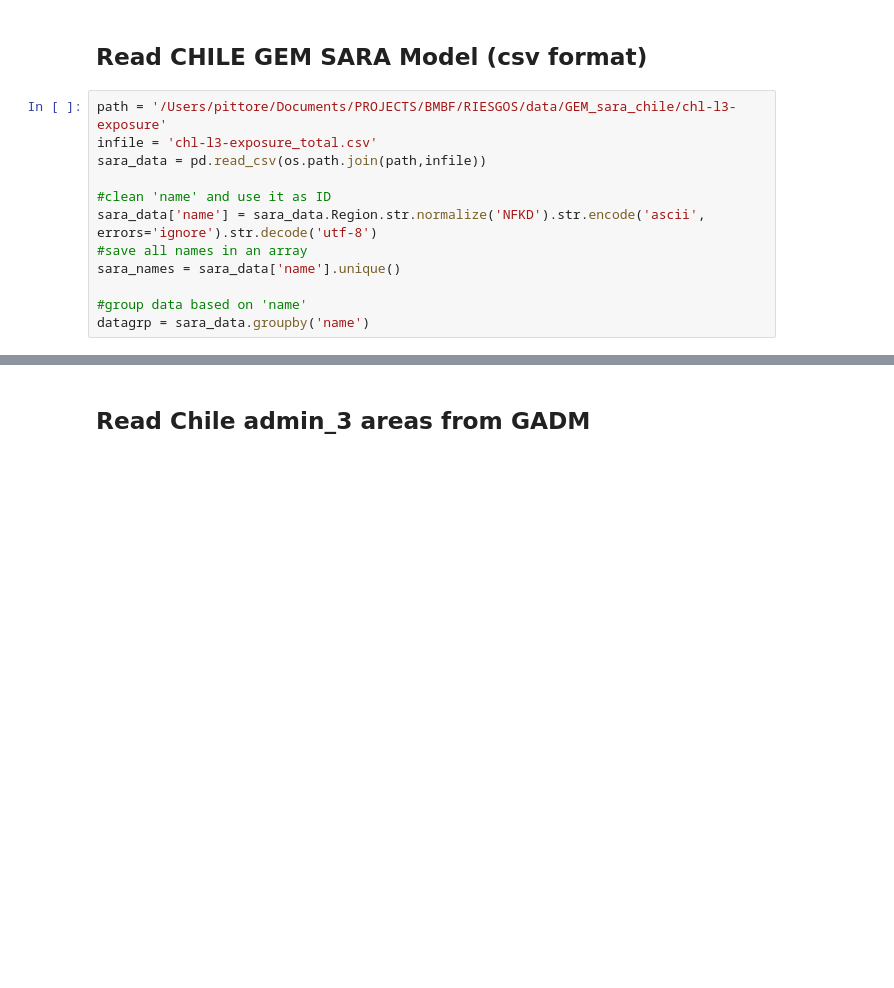
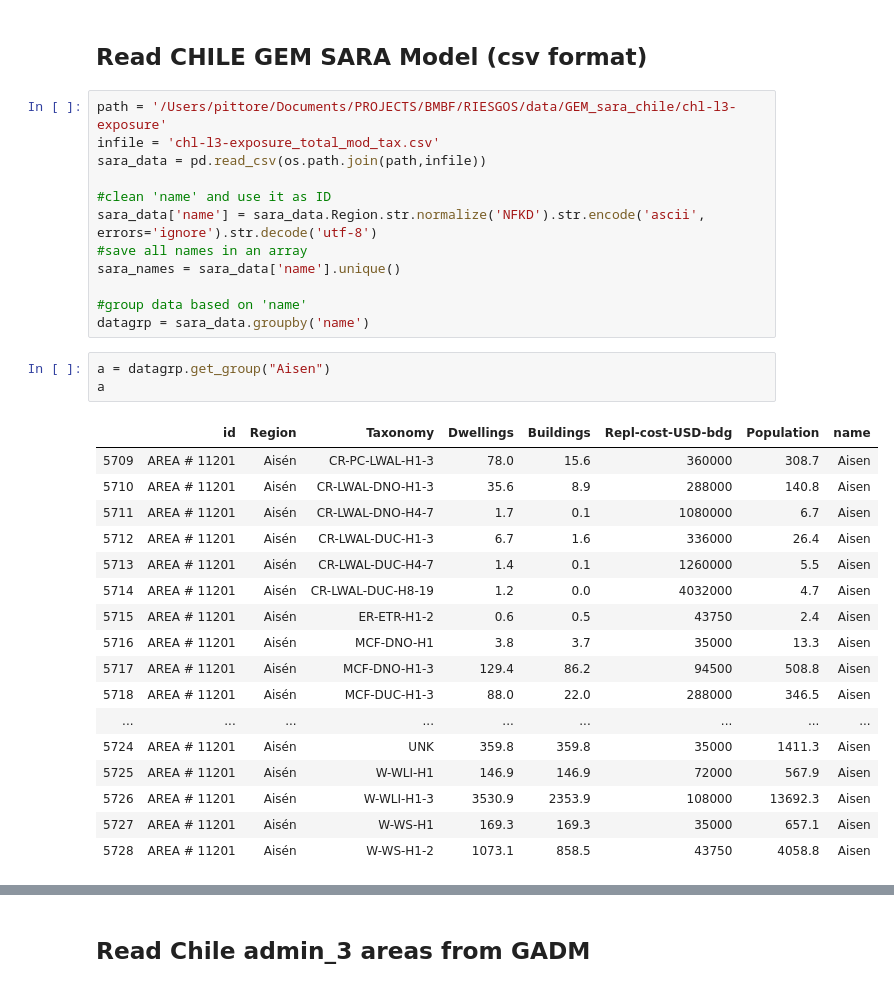
Before and after one commit to GFZ-Centre-for-Early-Warning/assetmaster, a Jupyter notebook: assetmaster_modelcreator.ipynb, the cells around one changed output, grey strips where cells are left out. Drawn from its saved outputs; the diff is of its cells as text; blank space fills up the shorter version.

```diff
--- a/assetmaster_modelcreator.ipynb
+++ b/assetmaster_modelcreator.ipynb
@@ -15,7 +15,7 @@ import folium
 ## Read  CHILE GEM SARA Model (csv format)
 # %%
 path = '/Users/pittore/Documents/PROJECTS/BMBF/RIESGOS/data/GEM_sara_chile/chl-l3-exposure'
-infile = 'chl-l3-exposure_total.csv'
+infile = 'chl-l3-exposure_total_mod_tax.csv'
 sara_data = pd.read_csv(os.path.join(path,infile))
 
 #clean 'name' and use it as ID
@@ -25,3 +25,24 @@ sara_names = sara_data['name'].unique()
 
 #group data based on 'name'
 datagrp = sara_data.groupby('name')
+# %%
+a = datagrp.get_group("Aisen")
+a
+# %% [output]
+|  | id | Region | Taxonomy | Dwellings | Buildings | Repl-cost-USD-bdg | Population | name |
+| 5709 | AREA # 11201 | Aisén | CR-PC-LWAL-H1-3 | 78.0 | 15.6 | 360000 | 308.7 | Aisen |
+| 5710 | AREA # 11201 | Aisén | CR-LWAL-DNO-H1-3 | 35.6 | 8.9 | 288000 | 140.8 | Aisen |
+| 5711 | AREA # 11201 | Aisén | CR-LWAL-DNO-H4-7 | 1.7 | 0.1 | 1080000 | 6.7 | Aisen |
+| 5712 | AREA # 11201 | Aisén | CR-LWAL-DUC-H1-3 | 6.7 | 1.6 | 336000 | 26.4 | Aisen |
+| 5713 | AREA # 11201 | Aisén | CR-LWAL-DUC-H4-7 | 1.4 | 0.1 | 1260000 | 5.5 | Aisen |
+| 5714 | AREA # 11201 | Aisén | CR-LWAL-DUC-H8-19 | 1.2 | 0.0 | 4032000 | 4.7 | Aisen |
+| 5715 | AREA # 11201 | Aisén | ER-ETR-H1-2 | 0.6 | 0.5 | 43750 | 2.4 | Aisen |
+| 5716 | AREA # 11201 | Aisén | MCF-DNO-H1 | 3.8 | 3.7 | 35000 | 13.3 | Aisen |
+| 5717 | AREA # 11201 | Aisén | MCF-DNO-H1-3 | 129.4 | 86.2 | 94500 | 508.8 | Aisen |
+| 5718 | AREA # 11201 | Aisén | MCF-DUC-H1-3 | 88.0 | 22.0 | 288000 | 346.5 | Aisen |
+| ... | ... | ... | ... | ... | ... | ... | ... | ... |
+| 5724 | AREA # 11201 | Aisén | UNK | 359.8 | 359.8 | 35000 | 1411.3 | Aisen |
+| 5725 | AREA # 11201 | Aisén | W-WLI-H1 | 146.9 | 146.9 | 72000 | 567.9 | Aisen |
+| 5726 | AREA # 11201 | Aisén | W-WLI-H1-3 | 3530.9 | 2353.9 | 108000 | 13692.3 | Aisen |
+| 5727 | AREA # 11201 | Aisén | W-WS-H1 | 169.3 | 169.3 | 35000 | 657.1 | Aisen |
+| 5728 | AREA # 11201 | Aisén | W-WS-H1-2 | 1073.1 | 858.5 | 43750 | 4058.8 | Aisen |
```
Also changed, not shown: parts of 8 cells of this notebook.
